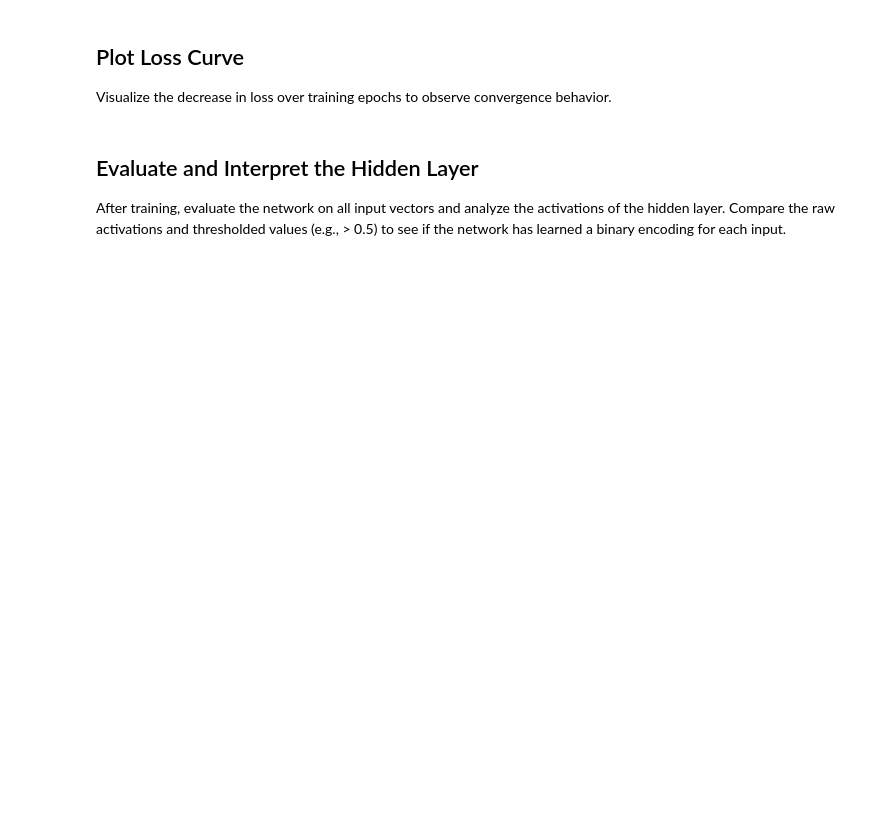
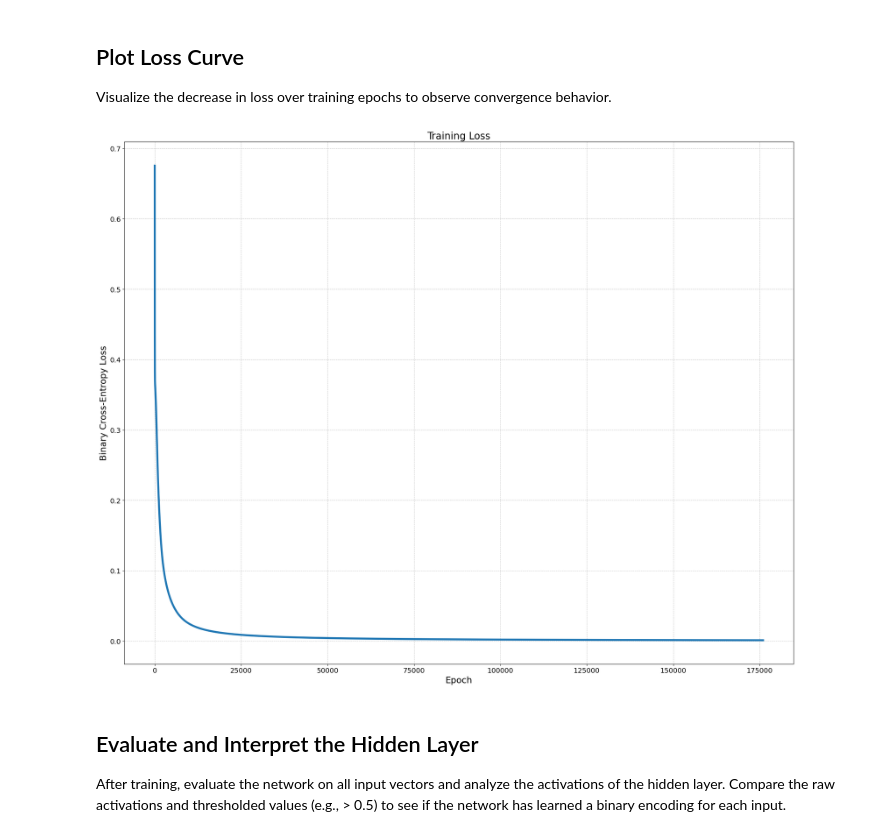
Before and after one commit to Gamescrash/Implementing-Backpropagation, a Jupyter notebook: autoencoder_skeleton.ipynb, the cells around one changed output. Cells and saved outputs as stored; diff of their text form; code cells hidden in the pictures; blank space fills up the shorter version.

```diff
--- a/autoencoder_skeleton.ipynb
+++ b/autoencoder_skeleton.ipynb
@@ -134,8 +154,10 @@ print('dW1 shape:', dW1.shape)
 Implement the gradient descent loop to update parameters until the network converges. Monitor the loss at each epoch and stop when a desired threshold is reached or after a fixed number of epochs.
 # %%
 # Training parameters
-learning_rate = 0.5
-max_epochs = 5000
+del loss_history
+learning_rate = 0.7989
+max_epochs = 176000
+
 loss_history = []
 
 # Transpose data for easier math (columns are samples)
@@ -170,12 +194,19 @@ print('Final loss:', loss_history[-1])
 
 Visualize the decrease in loss over training epochs to observe convergence behavior.
 # %%
-plt.figure()
-plt.plot(loss_history)
-plt.title('Training Loss')
-plt.xlabel('Epoch')
-plt.ylabel('Binary Cross‑Entropy Loss')
+# Create an extremely large figure
+plt.figure(figsize=(20, 16))  # Much larger figure size
+plt.plot(loss_history, linewidth=4)  # Thicker line for better visibility
+plt.title('Training Loss', fontsize=20)  # Larger title
+plt.xlabel('Epoch', fontsize=18)
+plt.ylabel('Binary Cross‑Entropy Loss', fontsize=18)
+plt.grid(True, linestyle='--', alpha=0.7)
+plt.xticks(fontsize=14)  # Larger tick labels
+plt.yticks(fontsize=14)
+plt.tight_layout()
 plt.show()
+# %% [output]
+[figure, added]
 # %% [markdown]
 ## Evaluate and Interpret the Hidden Layer
 
```
Also changed, not shown: parts of 6 cells of this notebook.
